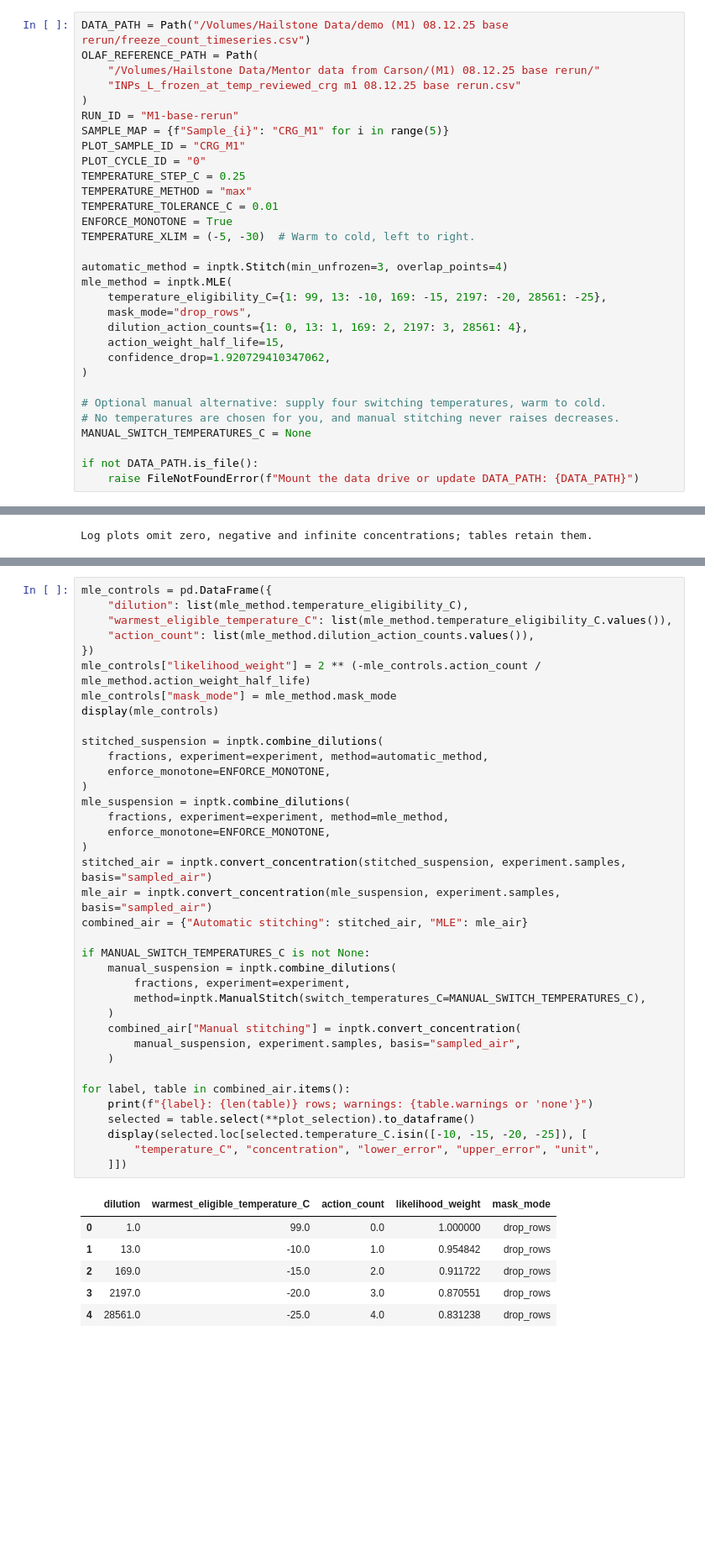
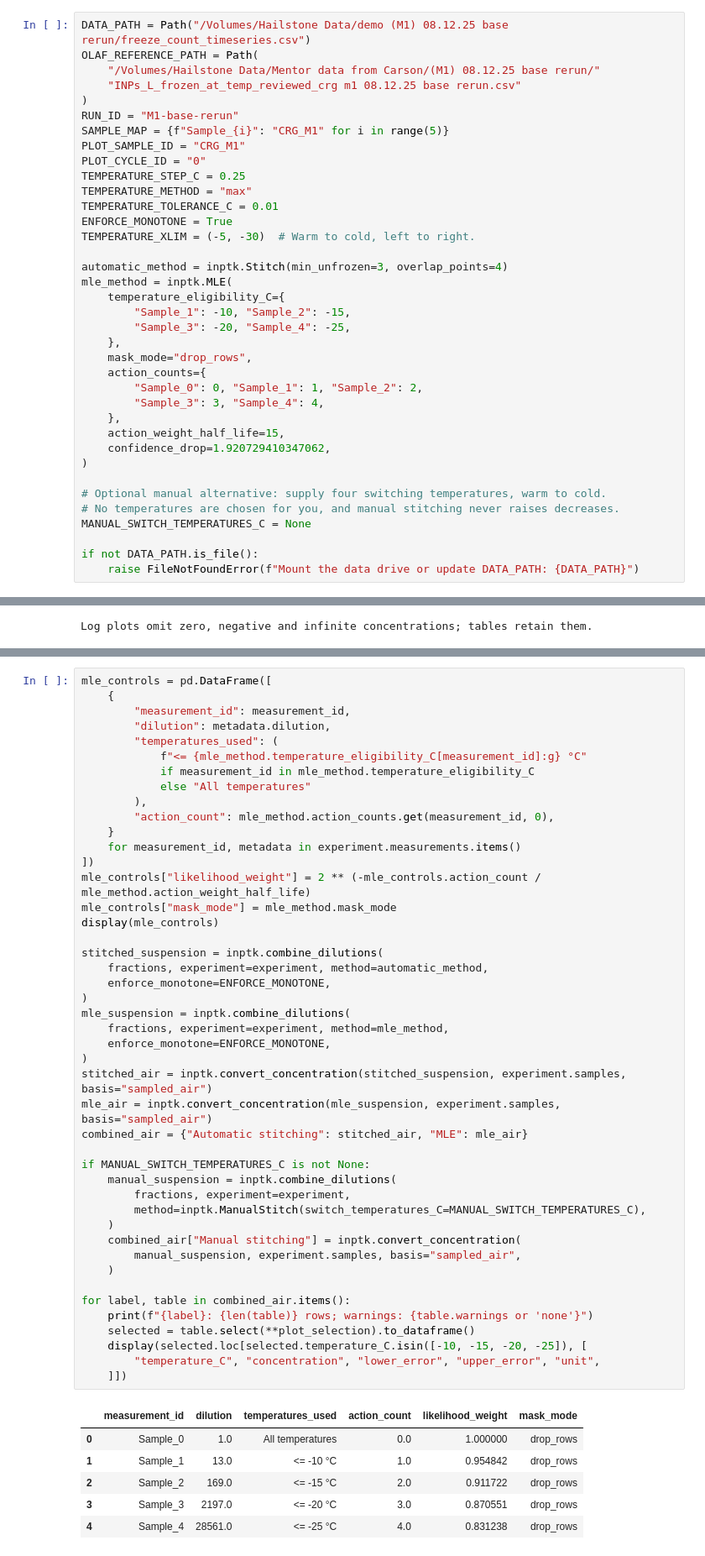
Before and after one commit to bochens/inptk, a Jupyter notebook: notebook/icescopy_freeze_count_to_air_inp_demo.ipynb, the cells around one changed output, grey strips where cells are left out. Shown at 84% size. Drawn from its saved outputs; the diff is of its cells as text; blank space fills up the shorter version.

Commit message:
Use measurement names for MLE settings

```diff
--- a/notebook/icescopy_freeze_count_to_air_inp_demo.ipynb
+++ b/notebook/icescopy_freeze_count_to_air_inp_demo.ipynb
@@ -72,9 +76,15 @@ TEMPERATURE_XLIM = (-5, -30)  # Warm to cold, left to right.
 
 automatic_method = inptk.Stitch(min_unfrozen=3, overlap_points=4)
 mle_method = inptk.MLE(
-    temperature_eligibility_C={1: 99, 13: -10, 169: -15, 2197: -20, 28561: -25},
+    temperature_eligibility_C={
+        "Sample_1": -10, "Sample_2": -15,
+        "Sample_3": -20, "Sample_4": -25,
+    },
     mask_mode="drop_rows",
-    dilution_action_counts={1: 0, 13: 1, 169: 2, 2197: 3, 28561: 4},
+    action_counts={
+        "Sample_0": 0, "Sample_1": 1, "Sample_2": 2,
+        "Sample_3": 3, "Sample_4": 4,
+    },
     action_weight_half_life=15,
     confidence_drop=1.920729410347062,
 )
@@ -321,49 +331,57 @@ The limits in the next table apply **only to MLE**, not to automatic stitching.
 `combine_dilutions()` receives the **frozen-fraction table**, which retains the
 counts needed by both methods. Neither method combines different cycles.
 # %%
-mle_controls = pd.DataFrame({
-    "dilution": list(mle_method.temperature_eligibility_C),
-    "warmest_eligible_temperature_C": list(mle_method.temperature_eligibility_C.values()),
-    "action_count": list(mle_method.dilution_action_counts.values()),
-})
+mle_controls = pd.DataFrame([
+    {
+        "measurement_id": measurement_id,
+        "dilution": metadata.dilution,
+        "temperatures_used": (
+            f"<= {mle_method.temperature_eligibility_C[measurement_id]:g} °C"
+            if measurement_id in mle_method.temperature_eligibility_C
+            else "All temperatures"
+        ),
+        "action_count": mle_method.action_counts.get(measurement_id, 0),
+    }
+    for measurement_id, metadata in experiment.measurements.items()
+])
 mle_controls["likelihood_weight"] = 2 ** (-mle_controls.action_count / mle_method.action_weight_half_life)
 mle_controls["mask_mode"] = mle_method.mask_mode
 display(mle_controls)
 
 stitched_suspension = inptk.combine_dilutions(
     fractions, experiment=experiment, method=automatic_method,
     enforce_monotone=ENFORCE_MONOTONE,
 )
 mle_suspension = inptk.combine_dilutions(
     fractions, experiment=experiment, method=mle_method,
     enforce_monotone=ENFORCE_MONOTONE,
 )
 stitched_air = inptk.convert_concentration(stitched_suspension, experiment.samples, basis="sampled_air")
 mle_air = inptk.convert_concentration(mle_suspension, experiment.samples, basis="sampled_air")
 combined_air = {"Automatic stitching": stitched_air, "MLE": mle_air}
 
 if MANUAL_SWITCH_TEMPERATURES_C is not None:
     manual_suspension = inptk.combine_dilutions(
         fractions, experiment=experiment,
         method=inptk.ManualStitch(switch_temperatures_C=MANUAL_SWITCH_TEMPERATURES_C),
     )
     combined_air["Manual stitching"] = inptk.convert_concentration(
         manual_suspension, experiment.samples, basis="sampled_air",
     )
 
 for label, table in combined_air.items():
     print(f"{label}: {len(table)} rows; warnings: {table.warnings or 'none'}")
     selected = table.select(**plot_selection).to_dataframe()
     display(selected.loc[selected.temperature_C.isin([-10, -15, -20, -25]), [
         "temperature_C", "concentration", "lower_error", "upper_error", "unit",
     ]])
 # %% [output]
-|  | dilution | warmest_eligible_temperature_C | action_count | likelihood_weight | mask_mode |
-| 0 | 1.0 | 99.0 | 0.0 | 1.000000 | drop_rows |
-| 1 | 13.0 | -10.0 | 1.0 | 0.954842 | drop_rows |
-| 2 | 169.0 | -15.0 | 2.0 | 0.911722 | drop_rows |
-| 3 | 2197.0 | -20.0 | 3.0 | 0.870551 | drop_rows |
-| 4 | 28561.0 | -25.0 | 4.0 | 0.831238 | drop_rows |
+|  | measurement_id | dilution | temperatures_used | action_count | likelihood_weight | mask_mode |
+| 0 | Sample_0 | 1.0 | All temperatures | 0.0 | 1.000000 | drop_rows |
+| 1 | Sample_1 | 13.0 | <= -10 °C | 1.0 | 0.954842 | drop_rows |
+| 2 | Sample_2 | 169.0 | <= -15 °C | 2.0 | 0.911722 | drop_rows |
+| 3 | Sample_3 | 2197.0 | <= -20 °C | 3.0 | 0.870551 | drop_rows |
+| 4 | Sample_4 | 28561.0 | <= -25 °C | 4.0 | 0.831238 | drop_rows |
 Automatic stitching: 197 rows; warnings: none
 |  | temperature_C | concentration | lower_error | upper_error | unit |
 | 122 | -10.0 | 0.002769 | 0.001558 | 0.002424 | INP_per_L_air |
```
Also changed, not shown: parts of 1 cell of this notebook, 6 other files.
